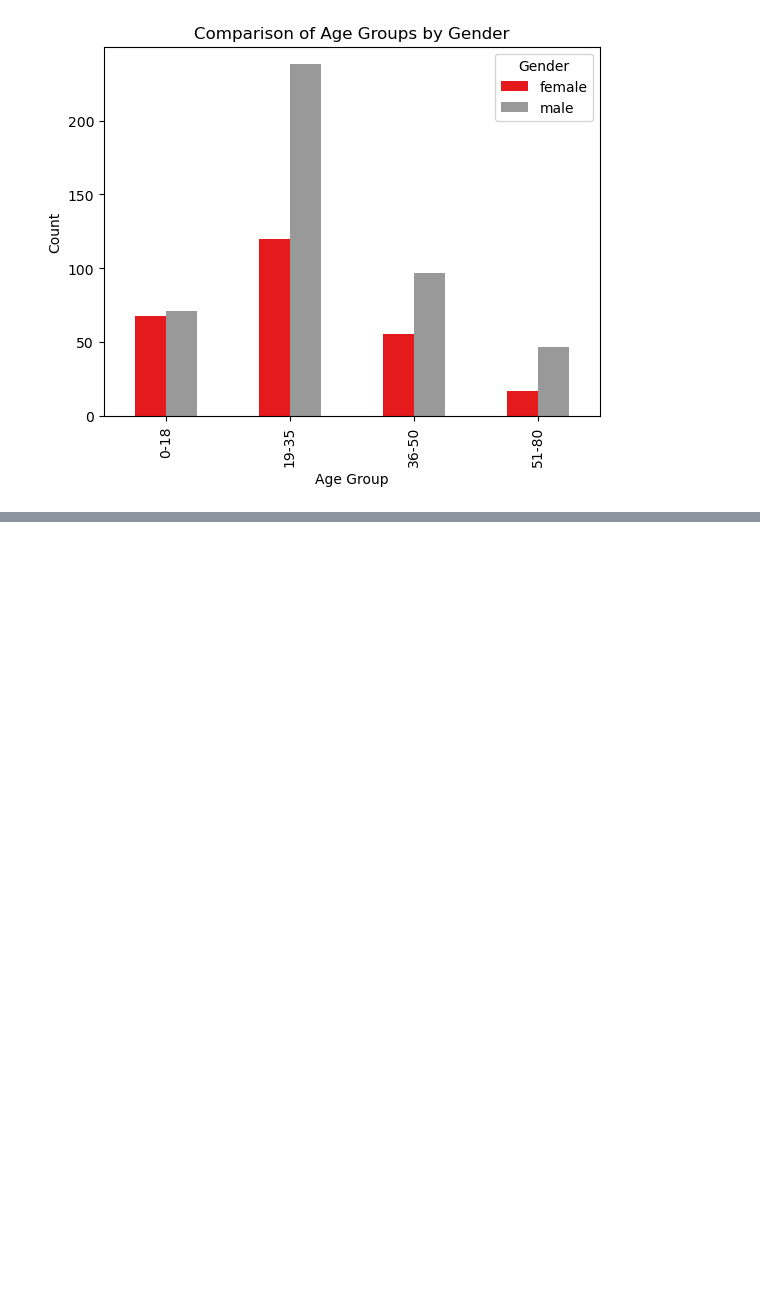
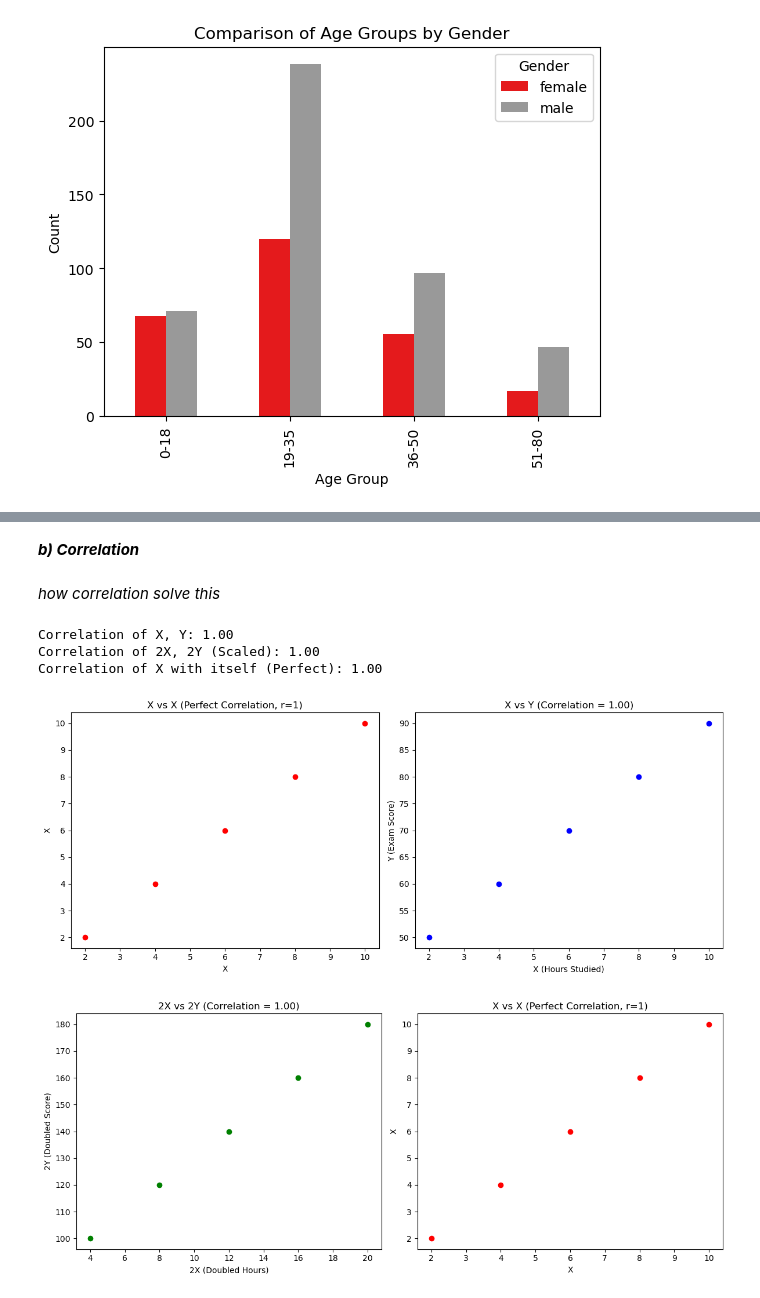
Before and after one commit to AdarshaRimal/statistics-for-ml, a Jupyter notebook: notebooks/02. Descriptive statistics.ipynb, the cells around one changed output, grey strips where cells are left out. Drawn from its saved outputs; the diff is of its cells as text; code cells hidden in the pictures; blank space fills up the shorter version.

```diff
--- a/notebooks/02. Descriptive statistics.ipynb
+++ b/notebooks/02. Descriptive statistics.ipynb
@@ -487,0 +647,64 @@ plt.savefig('cat_num_group_bar_chart.png')
+# %% [markdown]
+***b) Correlation***
+# %% [markdown]
+*how correlation solve this*
+# %%
+# Original dataset
+X = np.array([2, 4, 6, 8, 10])
+Y = np.array([50, 60, 70, 80, 90])
+
+# Doubled dataset
+X_scaled = 2 * X
+Y_scaled = 2 * Y
+
+# Compute correlation coefficients
+corr_XY = np.corrcoef(X, Y)[0, 1]
+corr_XY_scaled = np.corrcoef(X_scaled, Y_scaled)[0, 1]
+corr_XX = np.corrcoef(X, X)[0, 1]  # Perfect correlation
+
+# Print values
+print(f"Correlation of X, Y: {corr_XY:.2f}")
+print(f"Correlation of 2X, 2Y (Scaled): {corr_XY_scaled:.2f}")
+print(f"Correlation of X with itself (Perfect): {corr_XX:.2f}")
+
+# Plot side-by-side scatterplots
+fig, axes = plt.subplots(1, 2, figsize=(12, 5))
+
+# X vs X (Perfect correlation)
+axes[0].scatter(X, X, color='r', label='X vs X')
+axes[0].set_title("X vs X (Perfect Correlation, r=1)")
+axes[0].set_xlabel("X")
+axes[0].set_ylabel("X")
+
+# X vs Y (High correlation)
+axes[1].scatter(X, Y, color='b', label='X vs Y')
+axes[1].set_title(f"X vs Y (Correlation = {corr_XY:.2f})")
+axes[1].set_xlabel("X (Hours Studied)")
+axes[1].set_ylabel("Y (Exam Score)")
+
+plt.tight_layout()
+plt.savefig('correlation1.png')
+
+# Now show that scaling does not affect correlation
+fig, axes = plt.subplots(1, 2, figsize=(12, 5))
+
+# Scaled X vs Scaled Y (Same correlation as original)
+axes[0].scatter(X_scaled, Y_scaled, color='g', label='2X vs 2Y')
+axes[0].set_title(f"2X vs 2Y (Correlation = {corr_XY_scaled:.2f})")
+axes[0].set_xlabel("2X (Doubled Hours)")
+axes[0].set_ylabel("2Y (Doubled Score)")
+
+# X vs X (Perfect correlation)
+axes[1].scatter(X, X, color='r', label='X vs X')
+axes[1].set_title("X vs X (Perfect Correlation, r=1)")
+axes[1].set_xlabel("X")
+axes[1].set_ylabel("X")
+
+plt.tight_layout()
+plt.savefig('correlation2.png')
+# %% [output]
+Correlation of X, Y: 1.00
+Correlation of 2X, 2Y (Scaled): 1.00
+Correlation of X with itself (Perfect): 1.00
+[figure, added]
+[figure, added]
```
Also changed, not shown: parts of 25 cells of this notebook, 12 other files.
